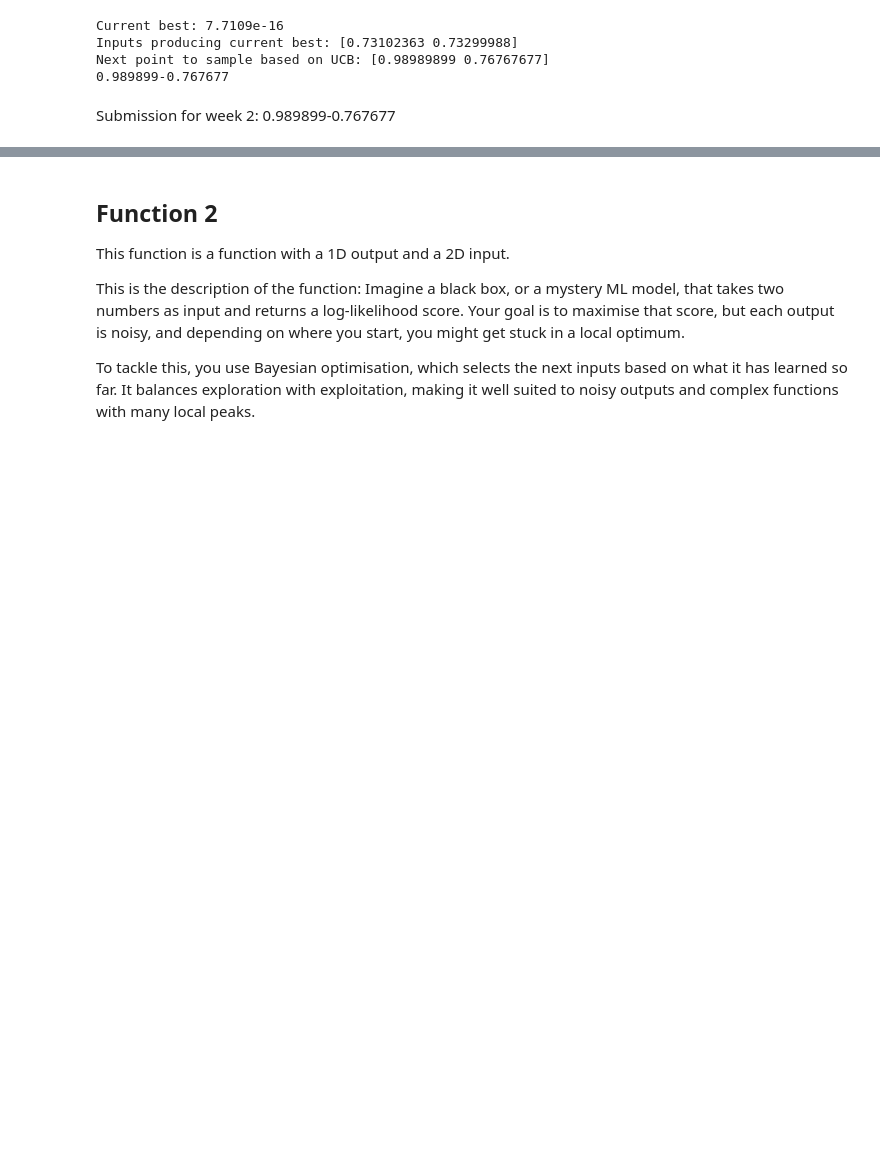
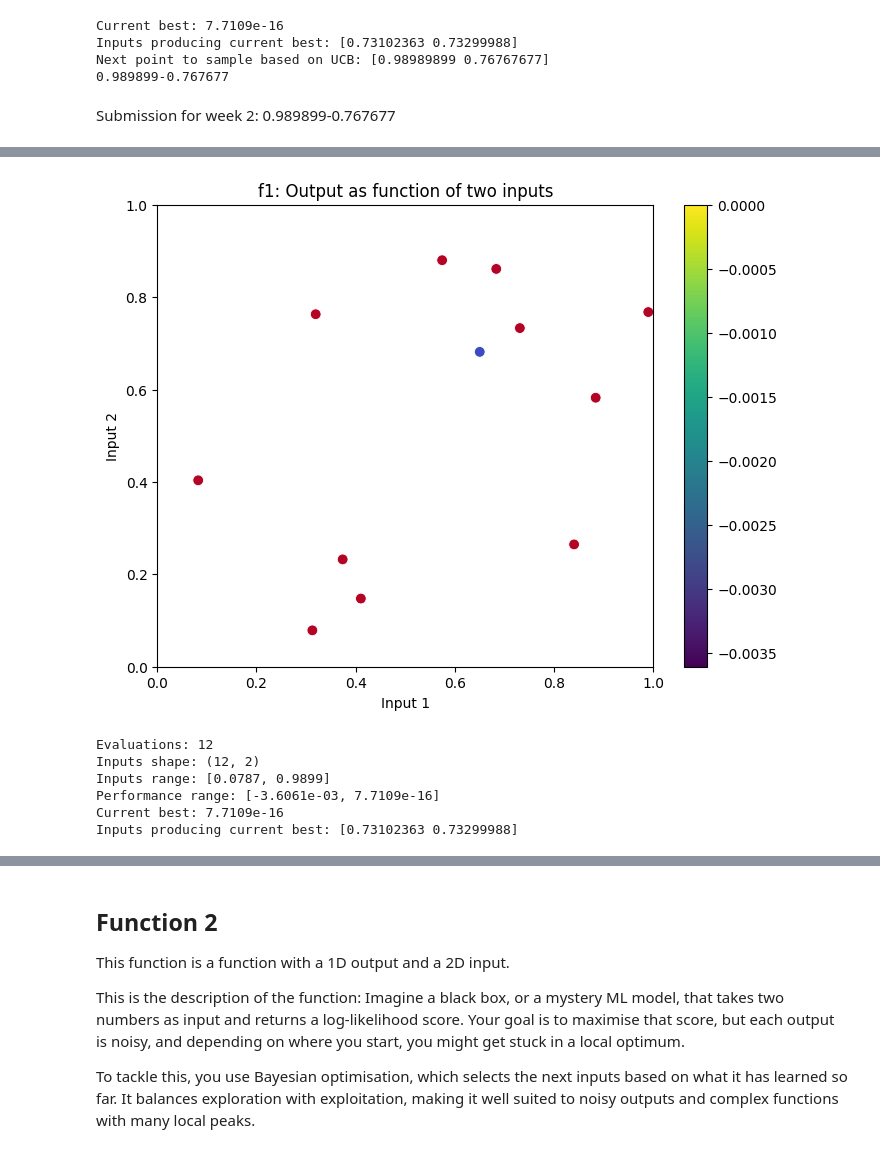
Before and after one commit to emarb/imperial-ml-capstone, a Jupyter notebook: bboptimization.ipynb, the cells around one changed output, grey strips where cells are left out. Saved outputs shown, nothing was run; the diff lists cells and outputs as text; code cells hidden in the pictures; blank space fills up the shorter version.

```diff
--- a/bboptimization.ipynb
+++ b/bboptimization.ipynb
@@ -387,0 +399,17 @@ Submission for week 2: 0.989899-0.767677
+# %%
+#Load points to inputs and outputs from previous week
+function = 1
+week = 2 #previous
+
+row = results_df[(results_df['week'] == week) & (results_df['function'] == function)]
+f1_inputs = np.vstack([f1_inputs, row['provided_input'].values[0]])
+f1_outputs = np.append(f1_outputs, row['output'].values[0])
+
+improved = row['submission_improved'].values[0]
+print(f"Submission from last week improved something? {improved}")
+print(f"Current best: {np.max(f1_outputs):.4e}")
+print(f"Last week's results: {row['output'].values[0]:.4e}")
+print('--')
+print(f"Inputs shape: {f1_inputs.shape}")
+print(f"Inputs range: [{np.min(f1_inputs):.4f}, {np.max(f1_inputs):.4f}]")
+print(f"Performance range: [{np.min(f1_outputs):.4e}, {np.max(f1_outputs):.4e}]")
@@ -387,0 +424,40 @@ Submission for week 2: 0.989899-0.767677
+# %%
+x1 = f1_inputs[:, 0]
+x2 = f1_inputs[:, 1]
+y = f1_outputs
+
+# Put data into a DataFrame
+df = pd.DataFrame({
+    "x1": x1,
+    "x2": x2,
+    "y": y
+})
+
+# Scatter plot with color encoding the output
+plt.figure(figsize=(8,6))
+sns.scatterplot(data=df, x="x1", y="x2", hue="y", palette="coolwarm", s=60, legend=False)
+plt.title("f1: Output as function of two inputs")
+plt.xlabel("Input 1")
+plt.ylabel("Input 2")
+plt.xlim(0, 1)
+plt.ylim(0, 1)
+norm = plt.Normalize(vmin=y.min(), vmax=y.max())
+sm = plt.cm.ScalarMappable(cmap="viridis", norm=norm)
+plt.colorbar(sm, ax=plt.gca())
+plt.show()
+
+
+print(f"Evaluations: {len(f1_inputs)}")
+print(f"Inputs shape: {f1_inputs.shape}")
+print(f"Inputs range: [{np.min(f1_inputs):.4f}, {np.max(f1_inputs):.4f}]")
+print(f"Performance range: [{np.min(f1_outputs):.4e}, {np.max(f1_outputs):.4e}]")
+print(f"Current best: {np.max(f1_outputs):.4e}")
+print(f"Inputs producing current best: {f1_inputs[np.argmax(f1_outputs)]}")
+# %% [output]
+[figure, added]
+Evaluations: 12
+Inputs shape: (12, 2)
+Inputs range: [0.0787, 0.9899]
+Performance range: [-3.6061e-03, 7.7109e-16]
+Current best: 7.7109e-16
+Inputs producing current best: [0.73102363 0.73299988]
```
Also changed, not shown: parts of 51 cells of this notebook.
